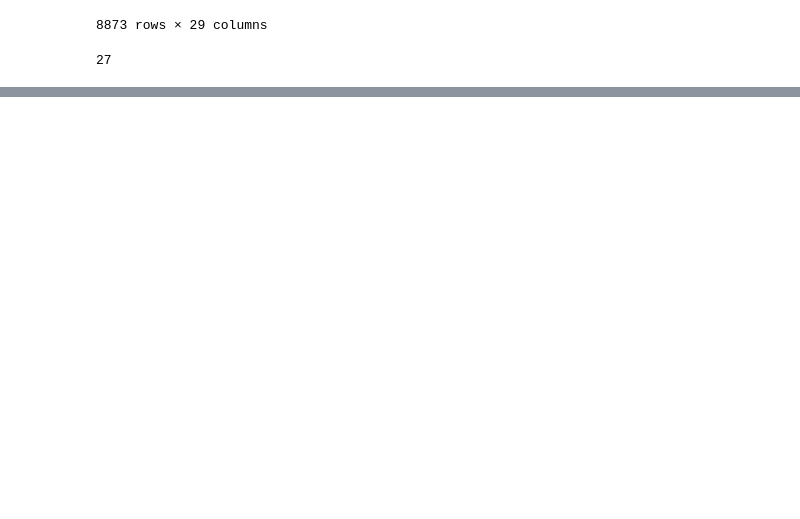
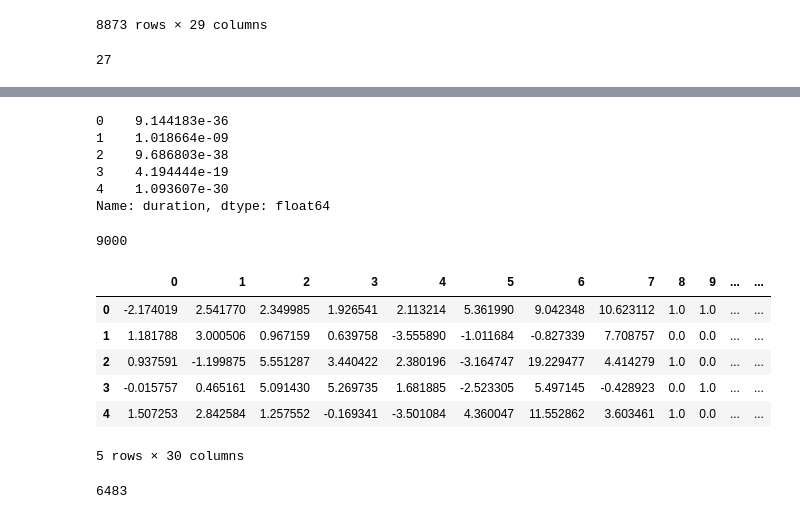
Before and after one commit to davidlee1102/Surtimesurvival, a Jupyter notebook: Tutorial/manual_generating_SUPPORT2_data.ipynb, the cells around one changed output, grey strips where cells are left out. Saved outputs shown, nothing was run; the diff lists cells and outputs as text; code cells hidden in the pictures; blank space fills up the shorter version.

```diff
--- a/Tutorial/manual_generating_SUPPORT2_data.ipynb
+++ b/Tutorial/manual_generating_SUPPORT2_data.ipynb
@@ -70,0 +73,41 @@ IndentationError: expected an indented block (597562085.py, line 1)
+# %%
+df_new = full_generated_data
+df_new['duration'].head()
+# %% [output]
+0    9.144183e-36
+1    1.018664e-09
+2    9.686803e-38
+3    4.194444e-19
+4    1.093607e-30
+Name: duration, dtype: float64
+# %%
+print(len(df_new['duration']))
+# %% [output]
+9000
+# %%
+df_new['duration_new'] = df_new['duration']
+df_new['event'] = df_new['duration']
+# %%
+for i in range(len(df_new['duration'])):
+    value_min = df_new['duration'][i] - (df_new['duration'][i]/2)
+    value_max = df_new['duration'][i] + (df_new['duration'][i]/5)
+    df_new['duration_new'][i] = np.random.uniform(low=value_min, high=value_max)
+    if df_new['duration_new'][i] > df_new['duration'][i]:
+        df_new['event'][i] = 0
+    else:
+        df_new['event'][i] = 1
+    df_new['duration_new'][i] = df_new['duration_new'][i]*10000
+# %%
+df_new.head()
+# %% [output]
+|  | 0 | 1 | 2 | 3 | 4 | 5 | 6 | 7 | 8 | 9 | ... | ... |
+| 0 | -2.174019 | 2.541770 | 2.349985 | 1.926541 | 2.113214 | 5.361990 | 9.042348 | 10.623112 | 1.0 | 1.0 | ... | ... |
+| 1 | 1.181788 | 3.000506 | 0.967159 | 0.639758 | -3.555890 | -1.011684 | -0.827339 | 7.708757 | 0.0 | 0.0 | ... | ... |
+| 2 | 0.937591 | -1.199875 | 5.551287 | 3.440422 | 2.380196 | -3.164747 | 19.229477 | 4.414279 | 1.0 | 0.0 | ... | ... |
+| 3 | -0.015757 | 0.465161 | 5.091430 | 5.269735 | 1.681885 | -2.523305 | 5.497145 | -0.428923 | 0.0 | 1.0 | ... | ... |
+| 4 | 1.507253 | 2.842584 | 1.257552 | -0.169341 | -3.501084 | 4.360047 | 11.552862 | 3.603461 | 1.0 | 0.0 | ... | ... |
+5 rows × 30 columns
+# %%
+len(df_new.loc[df_new['event'] == 1])
+# %% [output]
+6483
```
Also changed, not shown: parts of 14 cells of this notebook, 2 other files.
